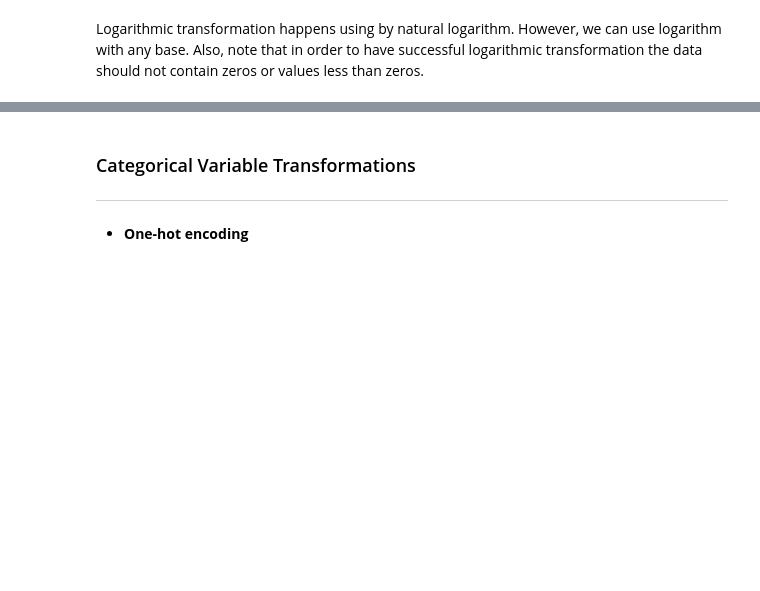
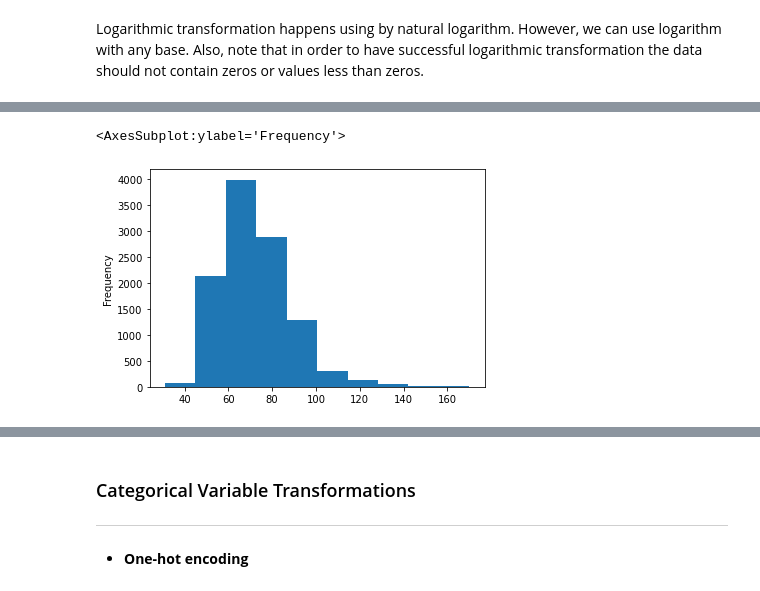
Before and after one commit to Okroshiashvili/Data_Analysis_Python, a Jupyter notebook: Lecture 4/Data_Cleaning_and_Preparation.ipynb, the cells around one changed output, grey strips where cells are left out. Drawn from its saved outputs; the diff is of its cells as text; code cells hidden in the pictures; blank space fills up the shorter version.

```diff
--- a/Lecture 4/Data_Cleaning_and_Preparation.ipynb
+++ b/Lecture 4/Data_Cleaning_and_Preparation.ipynb
@@ -451,0 +888,5 @@ np.log(athletes["weight"]) # Natural logarithm
+# %%
+athletes["weight"].plot.hist() # Raw numbers
+# %% [output]
+<AxesSubplot:ylabel='Frequency'>
+[figure, added]
```
Also changed, not shown: parts of 50 cells of this notebook, 10 other files.
